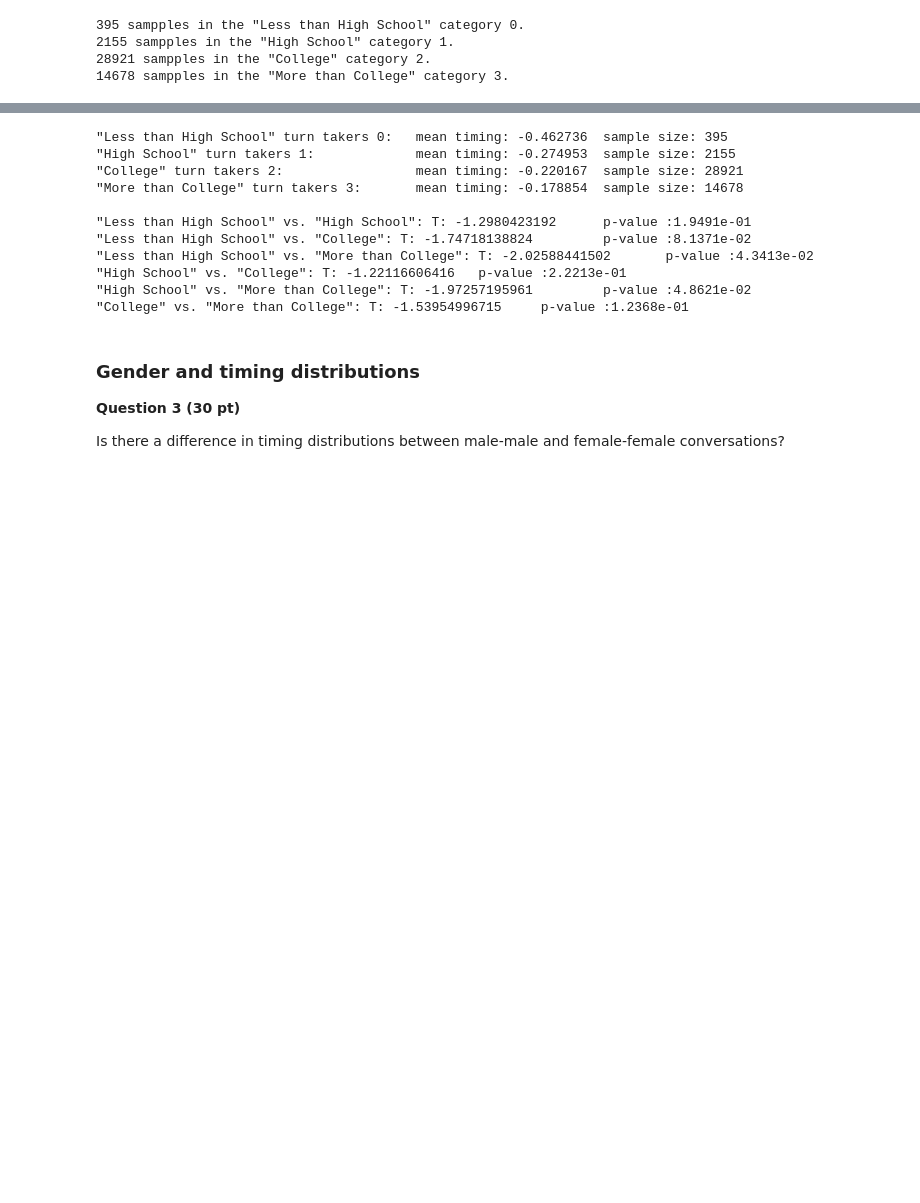
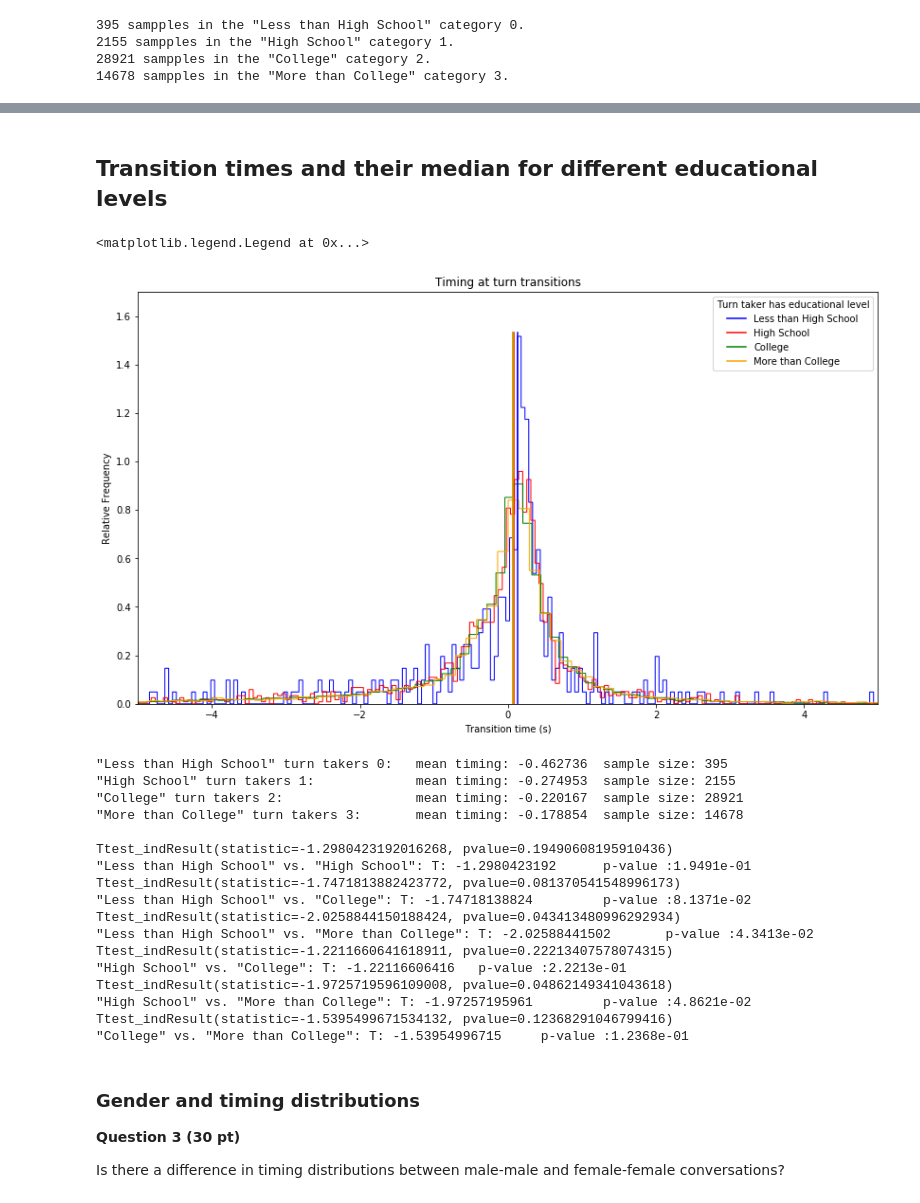
Before and after one commit to janoschhaber/CoSP, a Jupyter notebook: cosp2017_practical/assignment1.ipynb, the cells around one changed output, grey strips where cells are left out. Cells and saved outputs as stored; diff of their text form; code cells hidden in the pictures; blank space fills up the shorter version.

```diff
--- a/cosp2017_practical/assignment1.ipynb
+++ b/cosp2017_practical/assignment1.ipynb
@@ -241,3 +265,24 @@ for key in transition_times_education.keys():
+# %% [markdown]
+## Transition times and their median for different educational levels
+# %%
+# dictionary for colours
+cdict = dict(zip(transition_times_education.keys(), ['blue','red', 'green', 'orange']))
+ldict = dict(zip(transition_times_education.keys(), ['Less than High School', 'High School', 'College', 'More than College']))
+
+plt.figure(figsize=(14,8))
+for var in transition_times_education:
+    median = np.median(transition_times_education[var])
+    plt.axvline(x=median, ymin=0, ymax=0.9, label=str(var), color=cdict[var])
+    n, bins, patches = plt.hist(transition_times_education[var], 750, histtype='step', normed=True, color=cdict[var])
+plt.axis([-5, 5, 0, 1.7])
+plt.title("Timing at turn transitions")
+plt.xlabel("Transition time (s)")
+plt.ylabel("Relative Frequency")
+labels = ['Less than High School', 'High School', 'College', 'More than College']
+plt.legend(labels, title="Turn taker has educational level")
+# %% [output]
+<matplotlib.legend.Legend at 0x...>
+[figure, added]
 # %%
 # compute here the significance of the outcome
 # data
@@ -253,6 +298,7 @@ print '"More than College" turn takers %i:\t mean timing: %f\t sample size: %i\n
 # print results for t-test
 for i in range(len(transition_times_education.keys())-1):
     for j in range(i+1, len(transition_times_education.keys())):
+        print(scipy.stats.ttest_ind(data[i], data[j], equal_var=False))
         results = scipy.stats.ttest_ind(data[i], data[j], equal_var=False)
         print '"{}" vs. "{}": T: {}\t p-value :{p:1.4e}'.format(ldict[i], ldict[j], results[0], p=results[1])
 # %% [output]
@@ -261,11 +307,17 @@ for i in range(len(transition_times_education.keys())-1):
 "College" turn takers 2:                 mean timing: -0.220167  sample size: 28921
 "More than College" turn takers 3:       mean timing: -0.178854  sample size: 14678
 
+Ttest_indResult(statistic=-1.2980423192016268, pvalue=0.19490608195910436)
 "Less than High School" vs. "High School": T: -1.2980423192      p-value :1.9491e-01
+Ttest_indResult(statistic=-1.7471813882423772, pvalue=0.081370541548996173)
 "Less than High School" vs. "College": T: -1.74718138824         p-value :8.1371e-02
+Ttest_indResult(statistic=-2.0258844150188424, pvalue=0.043413480996292934)
 "Less than High School" vs. "More than College": T: -2.02588441502       p-value :4.3413e-02
+Ttest_indResult(statistic=-1.2211660641618911, pvalue=0.22213407578074315)
 "High School" vs. "College": T: -1.22116606416   p-value :2.2213e-01
+Ttest_indResult(statistic=-1.9725719596109008, pvalue=0.04862149341043618)
 "High School" vs. "More than College": T: -1.97257195961         p-value :4.8621e-02
+Ttest_indResult(statistic=-1.5395499671534132, pvalue=0.12368291046799416)
 "College" vs. "More than College": T: -1.53954996715     p-value :1.2368e-01
 # %% [markdown]
 ### Gender and timing distributions
```
Also changed, not shown: parts of 16 cells of this notebook.
